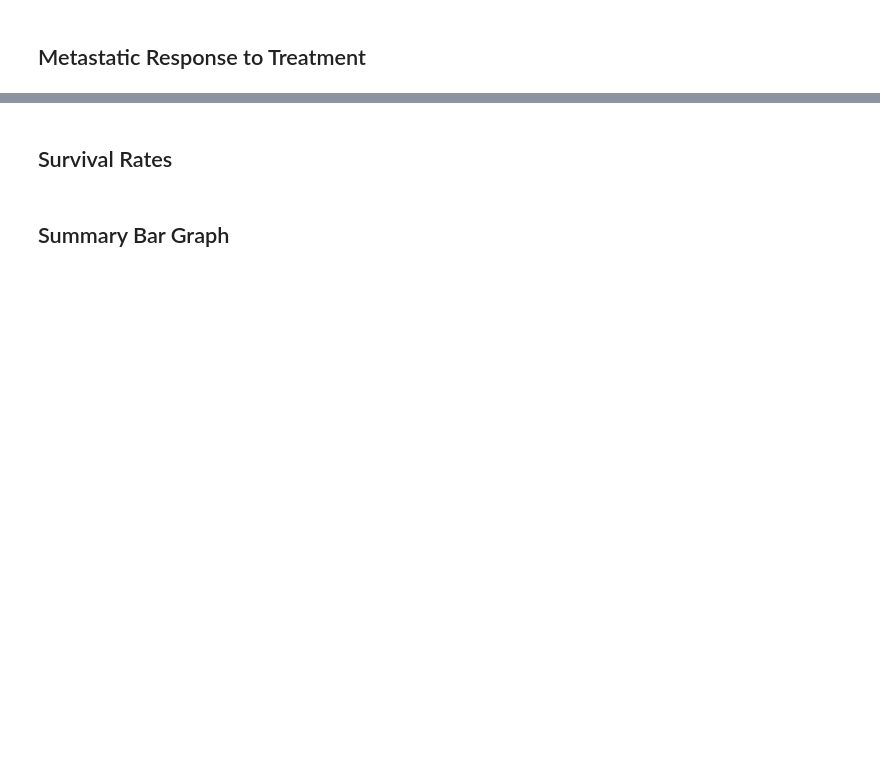
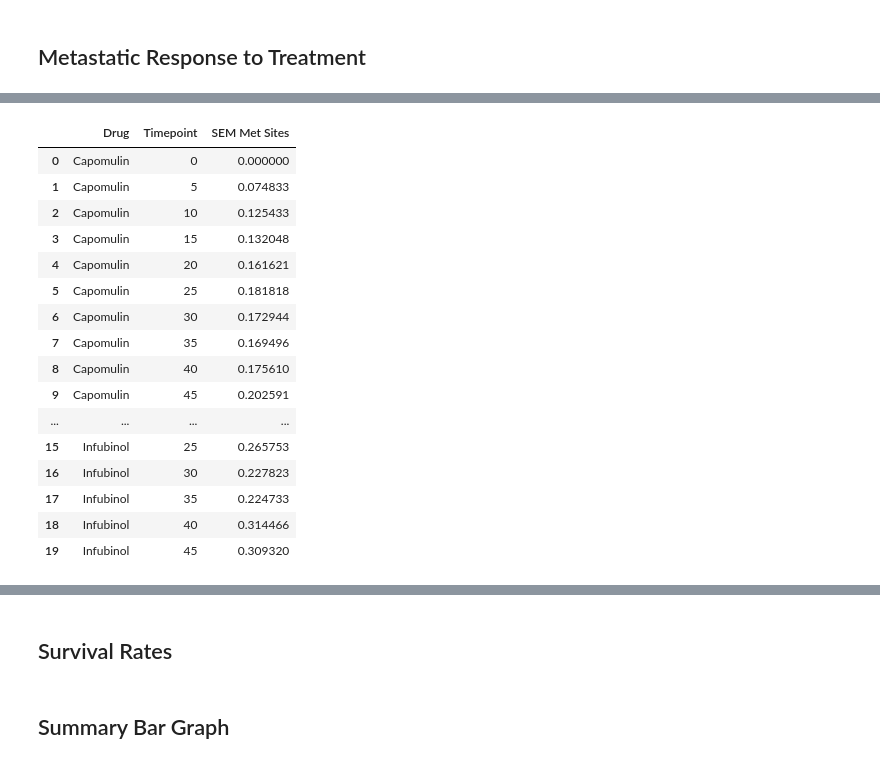
Before and after one commit to shuck0407/Pymaceuticals-Work, a Jupyter notebook: Huckleberry_pymaceuticals.ipynb, the cells around one changed output, grey strips where cells are left out. Drawn from its saved outputs; the diff is of its cells as text; code cells hidden in the pictures; blank space fills up the shorter version.

```diff
--- a/Huckleberry_pymaceuticals.ipynb
+++ b/Huckleberry_pymaceuticals.ipynb
@@ -249,0 +291,32 @@ plt.show()
+# %%
+## Store the Standard Error associated with Met. Sites Grouped by Drug and Timepoint
+
+met_sem_grp = drug_results_met_df.groupby(['Drug', 'Timepoint']).sem()
+#met_sem_grp
+
+#Convert the grouped object into a dataframe and then display a preview
+drug_mets_sem_df = pd.DataFrame(met_sem_grp.reset_index())
+drug_mets_sem_df.head(20)
+
+#rename the Metastatic Sites column to SEM
+
+drug_mets_sem_df.columns = ['Drug', 'Timepoint', 'SEM Met Sites']
+drug_mets_sem_df.head(20)
+# %% [output]
+|  | Drug | Timepoint | SEM Met Sites |
+| 0 | Capomulin | 0 | 0.000000 |
+| 1 | Capomulin | 5 | 0.074833 |
+| 2 | Capomulin | 10 | 0.125433 |
+| 3 | Capomulin | 15 | 0.132048 |
+| 4 | Capomulin | 20 | 0.161621 |
+| 5 | Capomulin | 25 | 0.181818 |
+| 6 | Capomulin | 30 | 0.172944 |
+| 7 | Capomulin | 35 | 0.169496 |
+| 8 | Capomulin | 40 | 0.175610 |
+| 9 | Capomulin | 45 | 0.202591 |
+| ... | ... | ... | ... |
+| 15 | Infubinol | 25 | 0.265753 |
+| 16 | Infubinol | 30 | 0.227823 |
+| 17 | Infubinol | 35 | 0.224733 |
+| 18 | Infubinol | 40 | 0.314466 |
+| 19 | Infubinol | 45 | 0.309320 |
```
Also changed, not shown: parts of 15 cells of this notebook, 2 other files.
